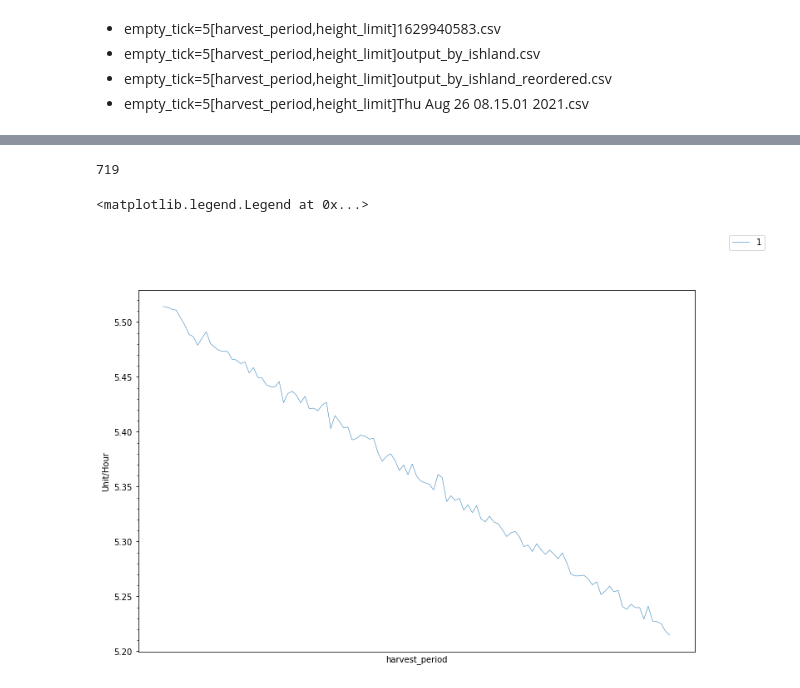
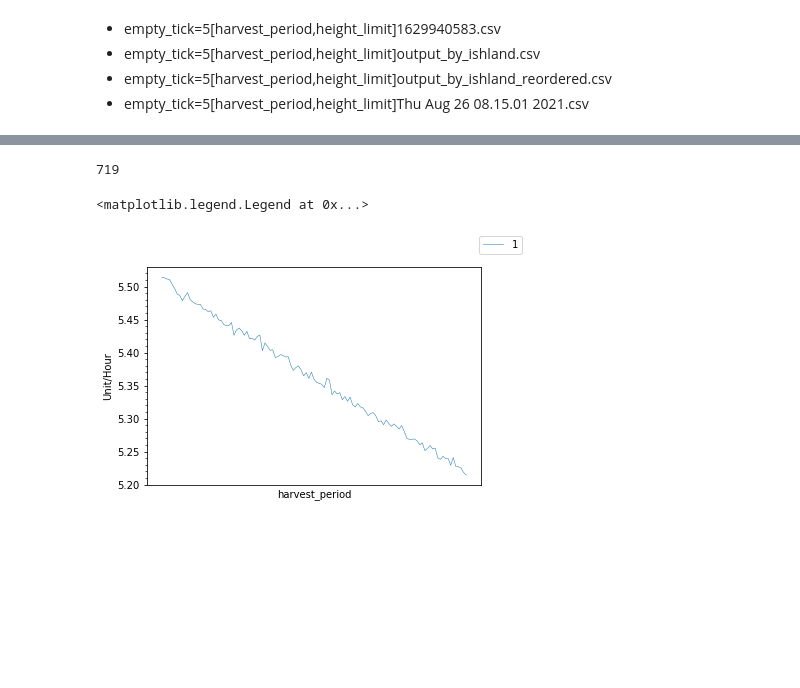
Before and after one commit to Youmiel/KelpSimulator, a Jupyter notebook: PlotCSV.ipynb, the cells around one changed output, grey strips where cells are left out. Cells and saved outputs as stored; diff of their text form; code cells hidden in the pictures; blank space fills up the shorter version.

```diff
--- a/PlotCSV.ipynb
+++ b/PlotCSV.ipynb
@@ -75,38 +75,38 @@ def to_float_list(t: list) -> list:
     return re
 
 fig, ax = plt.subplots()
-fig.set_size_inches(12,8)
+fig.set_size_inches(6,4)
 fig.set_facecolor('white')
 
 '''for key in result['second_axis']:
     re = []
     for i in range(len(result['values'][key]) - 1):
         if result['values'][key][i] > 0 and result['values'][key][i+1] > 0:
             re.append(result['values'][key][i+1] - result['values'][key][i] / result['values'][key][i])
     result['values'][key] = re'''
 start = 0
 end = len(result['first_axis']) - 1
 
 start = 600
 end = 719
 
 print(len(result['first_axis']))
 i = 0
 for key in result['second_axis']:
     i += 1
     if i != 25:
         pass
     ax.plot(result['first_axis'][start:end], result['values'][key][start:end], label=key, lw = 0.5)
 ax.set_xlabel(result['first_label'])
 ax.set_ylabel('Unit/Hour')
 #ax.set_xticks(result['first_axis'][1000:1100:int(len(result['first_axis'])/12)])
 ax.set_xticks(result['first_axis'][start:end:int((start - end) / 20.)])
 ax.minorticks_on()
 fig.legend()
 # %% [output]
 719
 <matplotlib.legend.Legend at 0x...>
-[figure, old version]
+[figure, new version]
 # %%
 fig, ax = plt.subplots()
 plt.plot(first_axis, values['16'])
```
Also changed, not shown: parts of 2 cells of this notebook, 8 other files.
